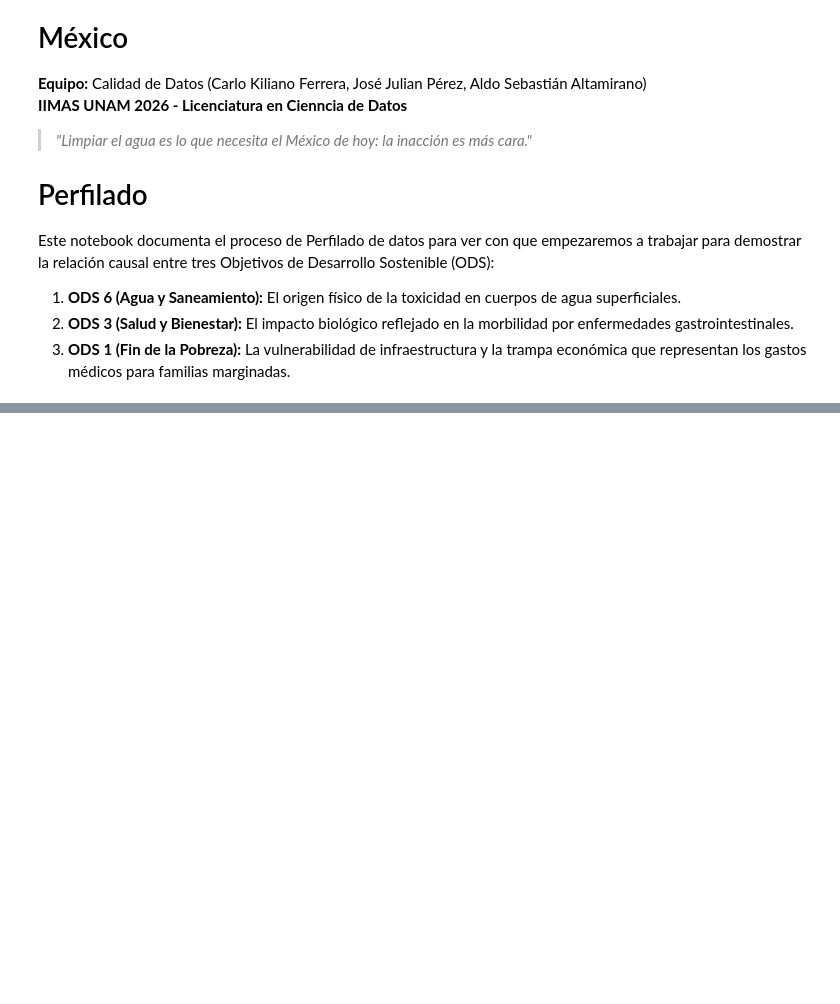
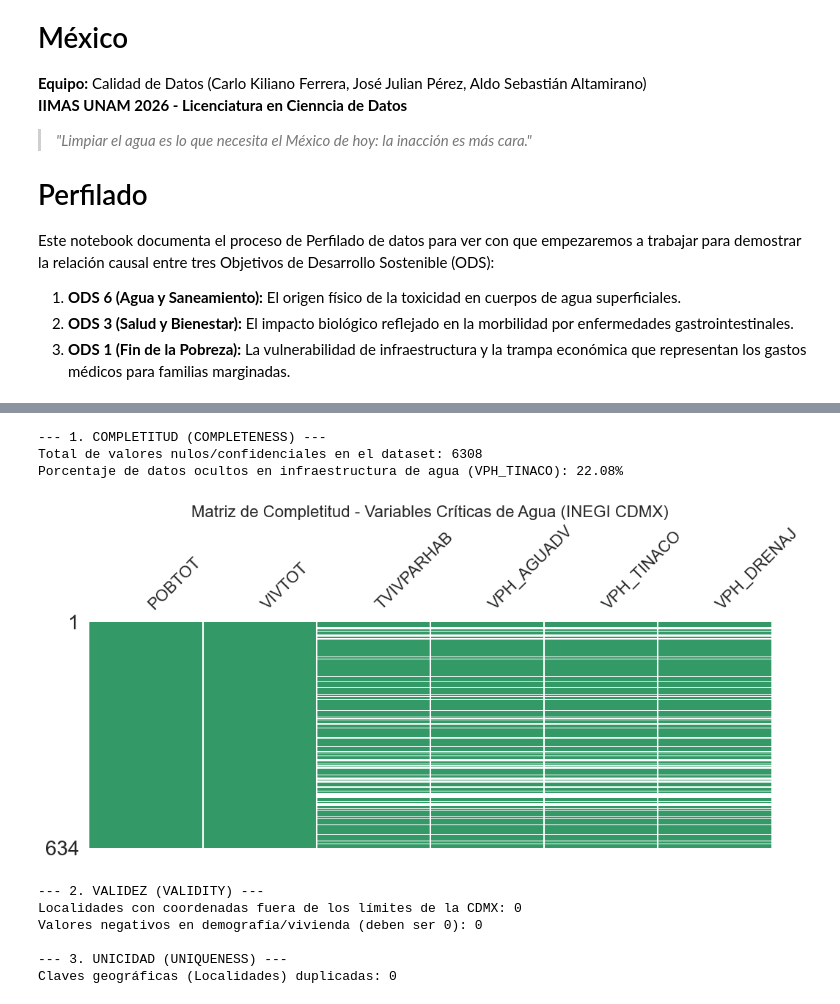
Before and after one commit to CarloKiliano/CalidadAgua_CDMX, a Jupyter notebook: notebooks/Perfilado.ipynb, the cells around one changed output, grey strips where cells are left out. Cells and saved outputs as stored; diff of their text form; code cells hidden in the pictures; blank space fills up the shorter version.

```diff
--- a/notebooks/Perfilado.ipynb
+++ b/notebooks/Perfilado.ipynb
@@ -195,0 +561,67 @@ Procesando 7 archivos...
+# %%
+import pandas as pd
+import numpy as np
+import matplotlib.pyplot as plt
+import seaborn as sns
+import missingno as msno
+
+sns.set_theme(style="whitegrid", palette="muted")
+plt.rcParams['figure.figsize'] = (12, 6)
+
+# 0. PREPARACIÓN (Coerción a numérico)
+# Forzamos las columnas demográficas y de vivienda a numérico.
+# Los '*' o 'N/D' que hayan quedado se convertirán en NaN automáticamente con errors='coerce'
+cols_pob_viv = [col for col in df_cdmx_iter.columns if col not in ['ENTIDAD', 'NOM_ENT', 'MUN', 'NOM_MUN', 'LOC', 'NOM_LOC', 'TAMLOC']]
+
+for col in cols_pob_viv:
+    df_cdmx_iter[col] = pd.to_numeric(df_cdmx_iter[col], errors='coerce')
+# %%
+print("--- 1. COMPLETITUD (COMPLETENESS) ---")
+total_nulos = df_cdmx_iter.isnull().sum().sum()
+print(f"Total de valores nulos/confidenciales en el dataset: {total_nulos}")
+
+# Ver qué porcentaje de la columna VPH_TINACO (vital para nosotros) está oculta
+nulos_tinaco = df_cdmx_iter['VPH_TINACO'].isnull().sum()
+pct_nulos_tinaco = (nulos_tinaco / len(df_cdmx_iter)) * 100
+print(f"Porcentaje de datos ocultos en infraestructura de agua (VPH_TINACO): {pct_nulos_tinaco:.2f}%\n")
+
+# Visualización de la matriz de completitud (mostrará las franjas de censura de INEGI)
+msno.matrix(df_cdmx_iter[['POBTOT', 'VIVTOT', 'TVIVPARHAB', 'VPH_AGUADV', 'VPH_TINACO', 'VPH_DRENAJ']],
+            figsize=(12, 4), color=(0.2, 0.6, 0.4), sparkline=False)
+plt.title("Matriz de Completitud - Variables Críticas de Agua (INEGI CDMX)", fontsize=16)
+plt.show()
+# %% [output]
+--- 1. COMPLETITUD (COMPLETENESS) ---
+Total de valores nulos/confidenciales en el dataset: 6308
+Porcentaje de datos ocultos en infraestructura de agua (VPH_TINACO): 22.08%
+[figure, added]
+# %%
+print("--- 2. VALIDEZ (VALIDITY) ---")
+
+# A. Validación Espacial (Bounding Box aproximado de la CDMX)
+# Latitudes válidas CDMX: ~ 19.0 a 19.6 | Longitudes válidas: ~ -99.4 a -98.9
+coords_invalidas = df_cdmx_iter[
+    (df_cdmx_iter['LATITUD'] < 19.0) | (df_cdmx_iter['LATITUD'] > 19.6) |
+    (df_cdmx_iter['LONGITUD'] < -99.4) | (df_cdmx_iter['LONGITUD'] > -98.9)
+]
+print(f"Localidades con coordenadas fuera de los límites de la CDMX: {len(coords_invalidas)}")
+
+# B. Validación de Rango (Poblaciones y Viviendas no pueden ser negativas)
+negativos = (df_cdmx_iter[cols_pob_viv] < 0).sum().sum()
+print(f"Valores negativos en demografía/vivienda (deben ser 0): {negativos}")
+
+print("\n--- 3. UNICIDAD (UNIQUENESS) ---")
+# C. En INEGI, la llave primaria es la concatenación de ENTIDAD + MUN + LOC
+df_cdmx_iter['CLAVE_GEO'] = df_cdmx_iter['ENTIDAD'].astype(str).str.zfill(2) + \
+                            df_cdmx_iter['MUN'].astype(str).str.zfill(3) + \
+                            df_cdmx_iter['LOC'].astype(str).str.zfill(4)
+
+duplicados_geo = df_cdmx_iter.duplicated(subset=['CLAVE_GEO']).sum()
+print(f"Claves geográficas (Localidades) duplicadas: {duplicados_geo}")
+# %% [output]
+--- 2. VALIDEZ (VALIDITY) ---
+Localidades con coordenadas fuera de los límites de la CDMX: 0
+Valores negativos en demografía/vivienda (deben ser 0): 0
+
+--- 3. UNICIDAD (UNIQUENESS) ---
+Claves geográficas (Localidades) duplicadas: 0
```
Also changed, not shown: parts of 41 cells of this notebook.
